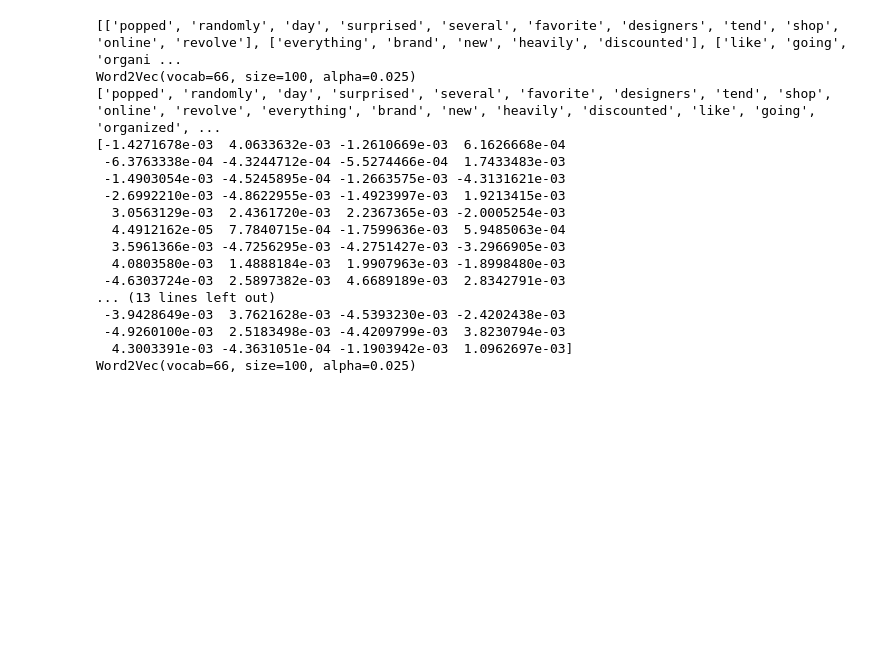
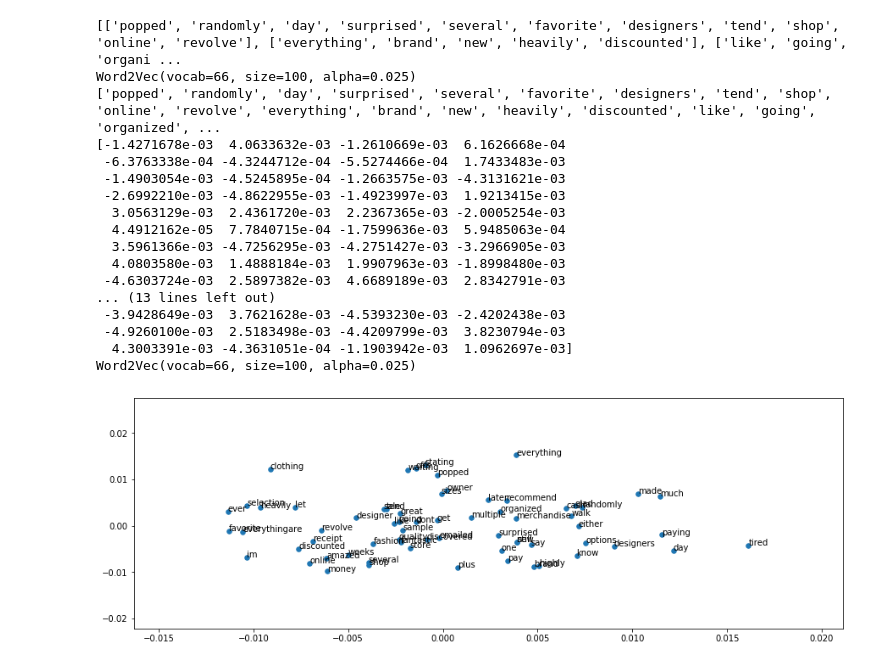
Before and after one commit to FarnazG/CodeReviews, a Jupyter notebook: WordEmbeddingVisualization.ipynb, the cells around one changed output. Saved outputs shown, nothing was run; the diff lists cells and outputs as text; code cells hidden in the pictures; blank space fills up the shorter version.

Commit message:
Updated Word Embedding model and visualization

```diff
--- a/WordEmbeddingVisualization.ipynb
+++ b/WordEmbeddingVisualization.ipynb
@@ -191,3 +191,25 @@ Word2Vec(vocab=66, size=100, alpha=0.025)
  -4.9260100e-03  2.5183498e-03 -4.4209799e-03  3.8230794e-03
   4.3003391e-03 -4.3631051e-04 -1.1903942e-03  1.0962697e-03]
 Word2Vec(vocab=66, size=100, alpha=0.025)
+# %%
+#word embedding visualization:
+from sklearn.decomposition import PCA
+from matplotlib import pyplot
+
+# fit a 2d PCA model to the vectors
+X = model[model.wv.vocab]
+pca = PCA(n_components=2)
+result = pca.fit_transform(X)
+
+# create a scatter plot of the projection
+# from pylab import rcParams
+# rcParams['figure.figsize'] = 15, 5
+
+pyplot.scatter(result[:, 0], result[:, 1] , s=30)
+words = list(model.wv.vocab)
+for i, word in enumerate(words):
+
+    pyplot.annotate(word, xy=(result[i, 0], result[i, 1]))
+pyplot.show()
+# %% [output]
+[figure, added]
```
